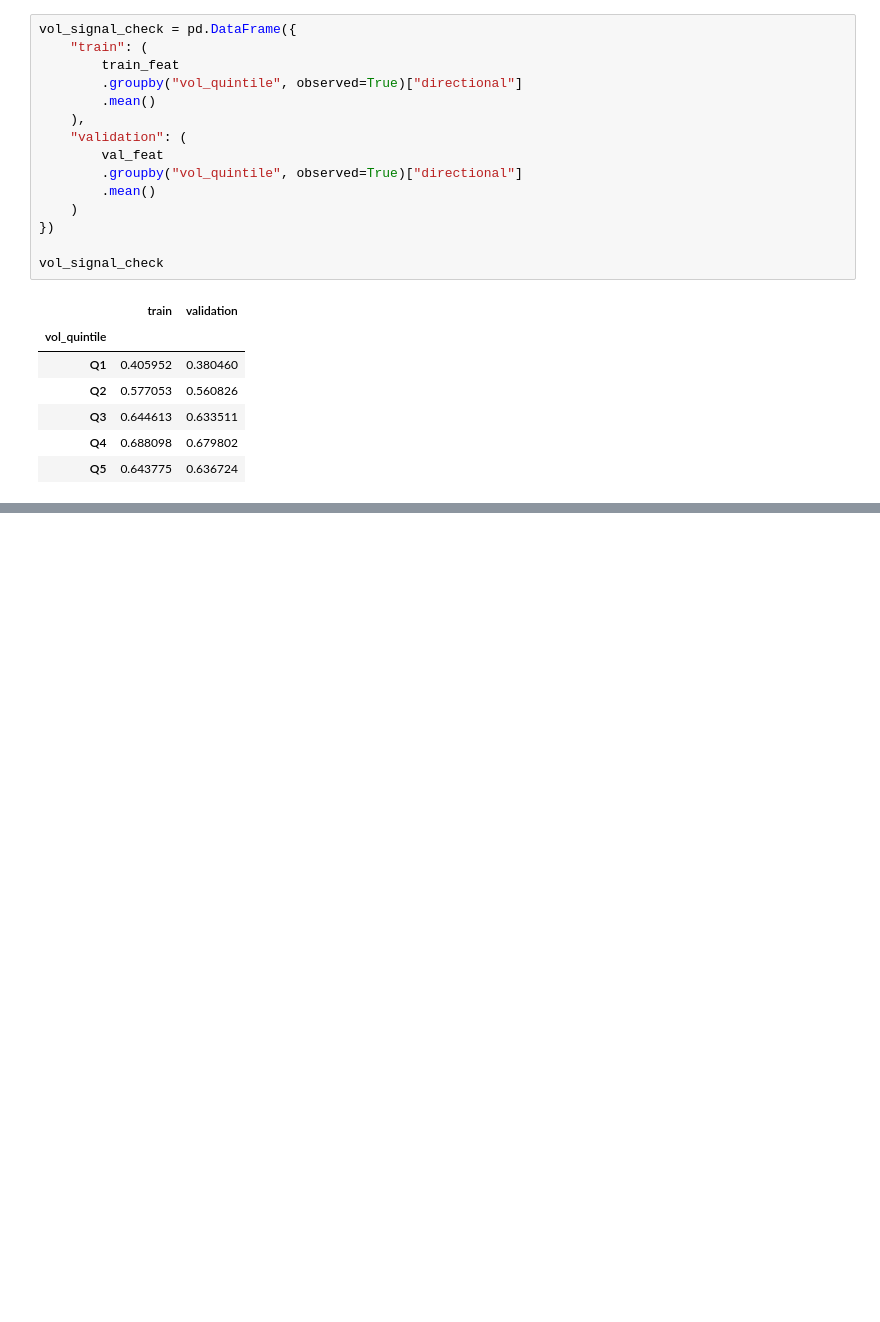
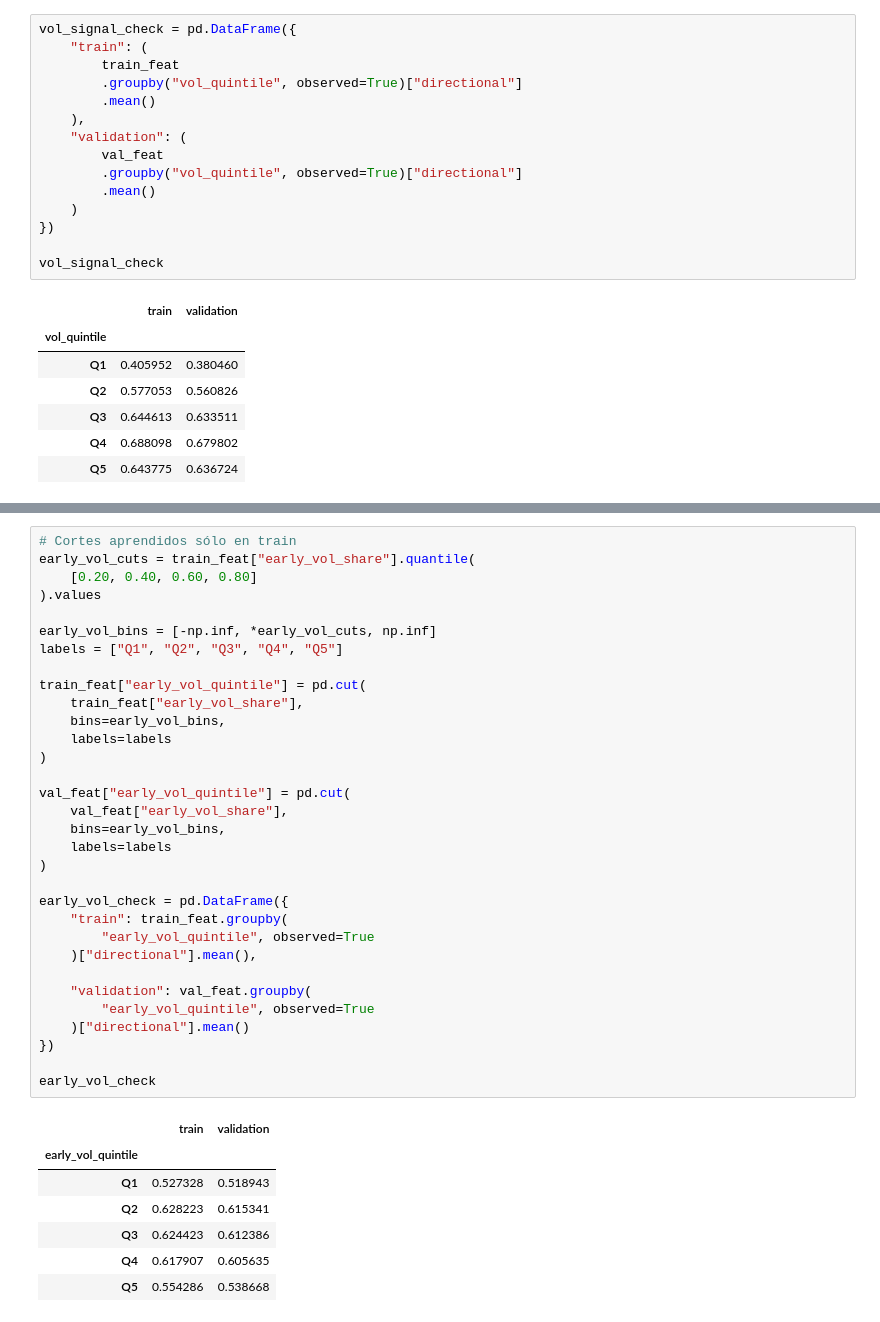
Before and after one commit to ADRIANVM117/data-science-portfolio, a Jupyter notebook: EXAMEN_DL_BOURBAKI/notebooks/03_quant_feature_baseline.ipynb, the cells around one changed output, grey strips where cells are left out. Cells and saved outputs as stored; diff of their text form; blank space fills up the shorter version.

```diff
--- a/EXAMEN_DL_BOURBAKI/notebooks/03_quant_feature_baseline.ipynb
+++ b/EXAMEN_DL_BOURBAKI/notebooks/03_quant_feature_baseline.ipynb
@@ -346,0 +510,40 @@ vol_signal_check
+# %%
+# Cortes aprendidos sólo en train
+early_vol_cuts = train_feat["early_vol_share"].quantile(
+    [0.20, 0.40, 0.60, 0.80]
+).values
+
+early_vol_bins = [-np.inf, *early_vol_cuts, np.inf]
+labels = ["Q1", "Q2", "Q3", "Q4", "Q5"]
+
+train_feat["early_vol_quintile"] = pd.cut(
+    train_feat["early_vol_share"],
+    bins=early_vol_bins,
+    labels=labels
+)
+
+val_feat["early_vol_quintile"] = pd.cut(
+    val_feat["early_vol_share"],
+    bins=early_vol_bins,
+    labels=labels
+)
+
+early_vol_check = pd.DataFrame({
+    "train": train_feat.groupby(
+        "early_vol_quintile", observed=True
+    )["directional"].mean(),
+
+    "validation": val_feat.groupby(
+        "early_vol_quintile", observed=True
+    )["directional"].mean()
+})
+
+early_vol_check
+# %% [output]
+|  | train | validation |
+| early_vol_quintile |  |  |
+| Q1 | 0.527328 | 0.518943 |
+| Q2 | 0.628223 | 0.615341 |
+| Q3 | 0.624423 | 0.612386 |
+| Q4 | 0.617907 | 0.605635 |
+| Q5 | 0.554286 | 0.538668 |
```
Also changed, not shown: parts of 22 cells of this notebook.
